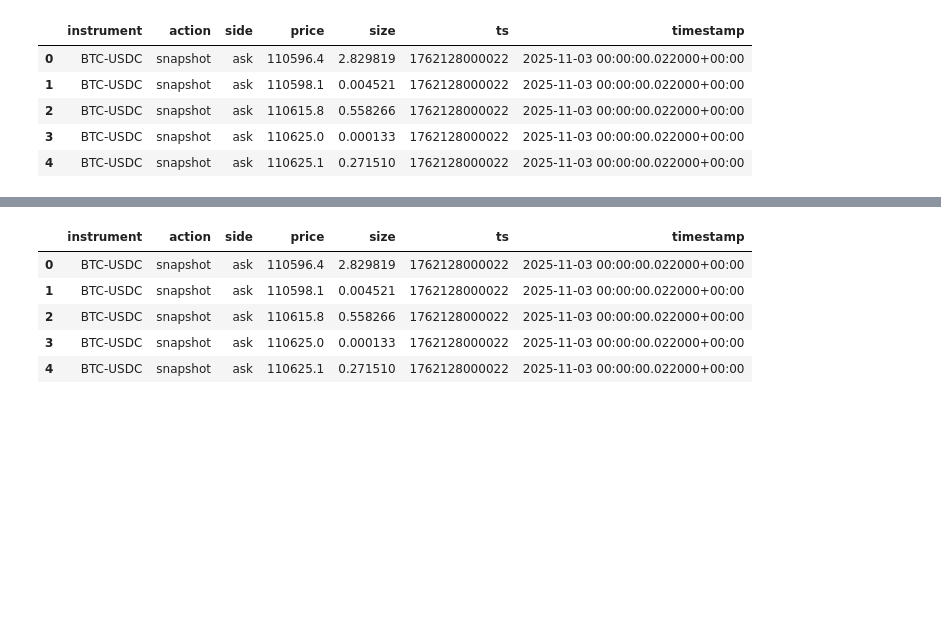
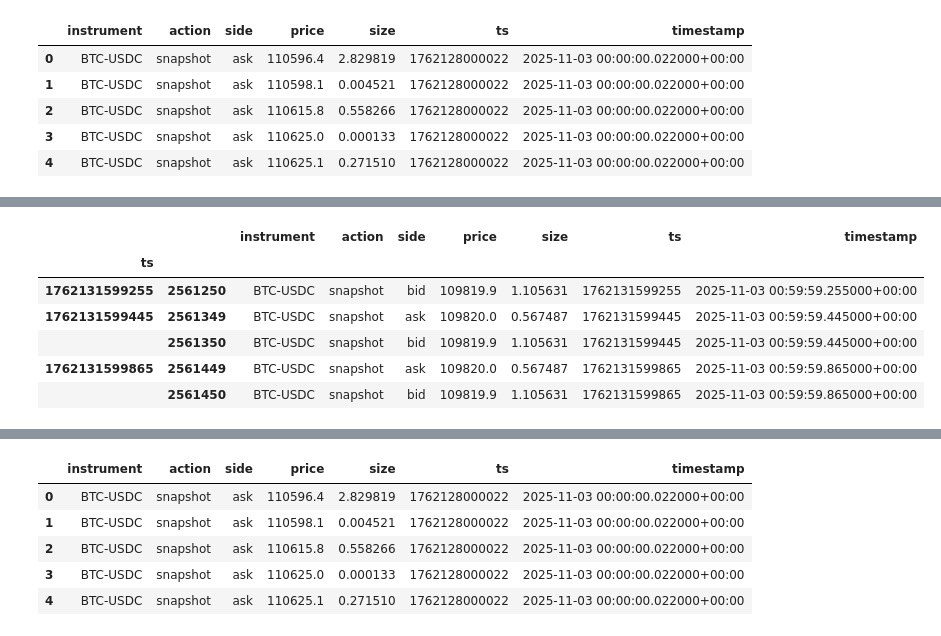
Before and after one commit to jinczing/okx-lob-da, a Jupyter notebook: lab-okx-profile.ipynb, the cells around one changed output, grey strips where cells are left out. Cells and saved outputs as stored; diff of their text form; code cells hidden in the pictures; blank space fills up the shorter version.

```diff
--- a/lab-okx-profile.ipynb
+++ b/lab-okx-profile.ipynb
@@ -239,0 +117,10 @@ rebuilt_snapshots.head()
+# %%
+best.tail()
+# %% [output]
+|  |  | instrument | action | side | price | size | ts | timestamp |
+| ts |  |  |  |  |  |  |  |  |
+| 1762131599255 | 2561250 | BTC-USDC | snapshot | bid | 109819.9 | 1.105631 | 1762131599255 | 2025-11-03 00:59:59.255000+00:00 |
+| 1762131599445 | 2561349 | BTC-USDC | snapshot | ask | 109820.0 | 0.567487 | 1762131599445 | 2025-11-03 00:59:59.445000+00:00 |
+|  | 2561350 | BTC-USDC | snapshot | bid | 109819.9 | 1.105631 | 1762131599445 | 2025-11-03 00:59:59.445000+00:00 |
+| 1762131599865 | 2561449 | BTC-USDC | snapshot | ask | 109820.0 | 0.567487 | 1762131599865 | 2025-11-03 00:59:59.865000+00:00 |
+|  | 2561450 | BTC-USDC | snapshot | bid | 109819.9 | 1.105631 | 1762131599865 | 2025-11-03 00:59:59.865000+00:00 |
```
Also changed, not shown: parts of 32 cells of this notebook.
